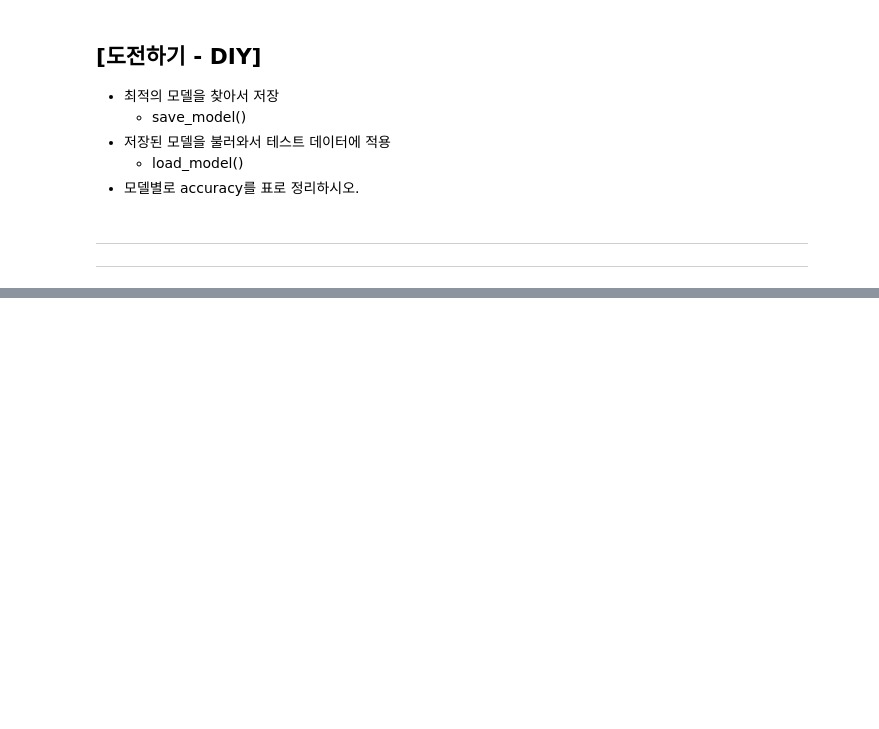
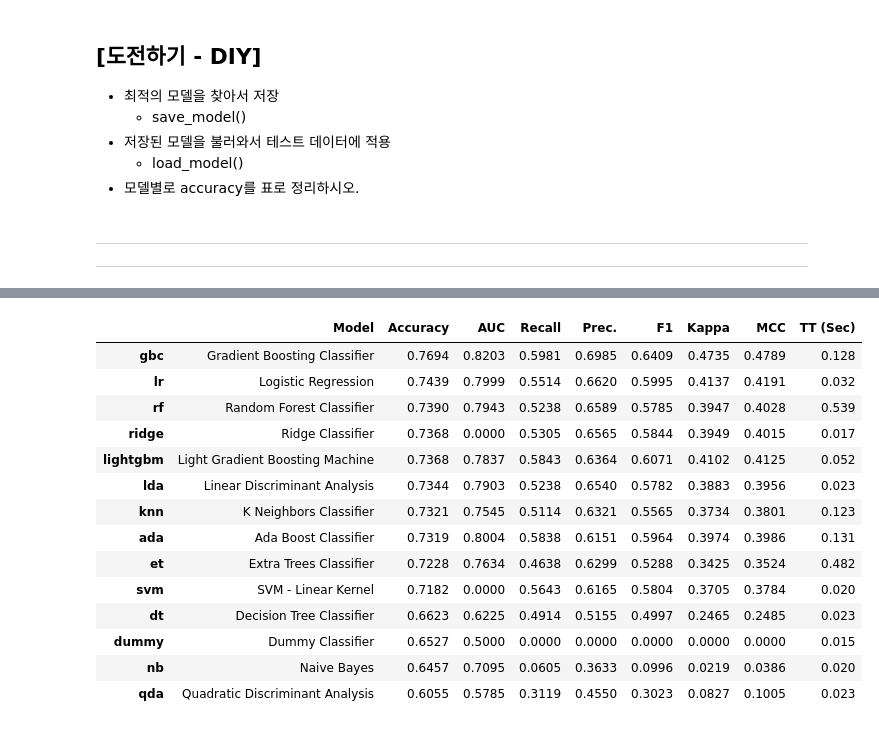
Before and after one commit to w2j1y12/pdm17, a Jupyter notebook: py-tensorflow/DL4-autoML/diabetes_autoML_df_df2.ipynb, the cells around one changed output, grey strips where cells are left out. Cells and saved outputs as stored; diff of their text form; code cells hidden in the pictures; blank space fills up the shorter version.

```diff
--- a/py-tensorflow/DL4-autoML/diabetes_autoML_df_df2.ipynb
+++ b/py-tensorflow/DL4-autoML/diabetes_autoML_df_df2.ipynb
@@ -565,0 +614,18 @@ plot_model(best_model2, plot = 'feature')
+# %%
+best_model = compare_models(sort='Accuracy')
+# %% [output]
+|  | Model | Accuracy | AUC | Recall | Prec. | F1 | Kappa | MCC | TT (Sec) |
+| gbc | Gradient Boosting Classifier | 0.7694 | 0.8203 | 0.5981 | 0.6985 | 0.6409 | 0.4735 | 0.4789 | 0.128 |
+| lr | Logistic Regression | 0.7439 | 0.7999 | 0.5514 | 0.6620 | 0.5995 | 0.4137 | 0.4191 | 0.032 |
+| rf | Random Forest Classifier | 0.7390 | 0.7943 | 0.5238 | 0.6589 | 0.5785 | 0.3947 | 0.4028 | 0.539 |
+| ridge | Ridge Classifier | 0.7368 | 0.0000 | 0.5305 | 0.6565 | 0.5844 | 0.3949 | 0.4015 | 0.017 |
+| lightgbm | Light Gradient Boosting Machine | 0.7368 | 0.7837 | 0.5843 | 0.6364 | 0.6071 | 0.4102 | 0.4125 | 0.052 |
+| lda | Linear Discriminant Analysis | 0.7344 | 0.7903 | 0.5238 | 0.6540 | 0.5782 | 0.3883 | 0.3956 | 0.023 |
+| knn | K Neighbors Classifier | 0.7321 | 0.7545 | 0.5114 | 0.6321 | 0.5565 | 0.3734 | 0.3801 | 0.123 |
+| ada | Ada Boost Classifier | 0.7319 | 0.8004 | 0.5838 | 0.6151 | 0.5964 | 0.3974 | 0.3986 | 0.131 |
+| et | Extra Trees Classifier | 0.7228 | 0.7634 | 0.4638 | 0.6299 | 0.5288 | 0.3425 | 0.3524 | 0.482 |
+| svm | SVM - Linear Kernel | 0.7182 | 0.0000 | 0.5643 | 0.6165 | 0.5804 | 0.3705 | 0.3784 | 0.020 |
+| dt | Decision Tree Classifier | 0.6623 | 0.6225 | 0.4914 | 0.5155 | 0.4997 | 0.2465 | 0.2485 | 0.023 |
+| dummy | Dummy Classifier | 0.6527 | 0.5000 | 0.0000 | 0.0000 | 0.0000 | 0.0000 | 0.0000 | 0.015 |
+| nb | Naive Bayes | 0.6457 | 0.7095 | 0.0605 | 0.3633 | 0.0996 | 0.0219 | 0.0386 | 0.020 |
+| qda | Quadratic Discriminant Analysis | 0.6055 | 0.5785 | 0.3119 | 0.4550 | 0.3023 | 0.0827 | 0.1005 | 0.023 |
```
Also changed, not shown: parts of 14 cells of this notebook.
